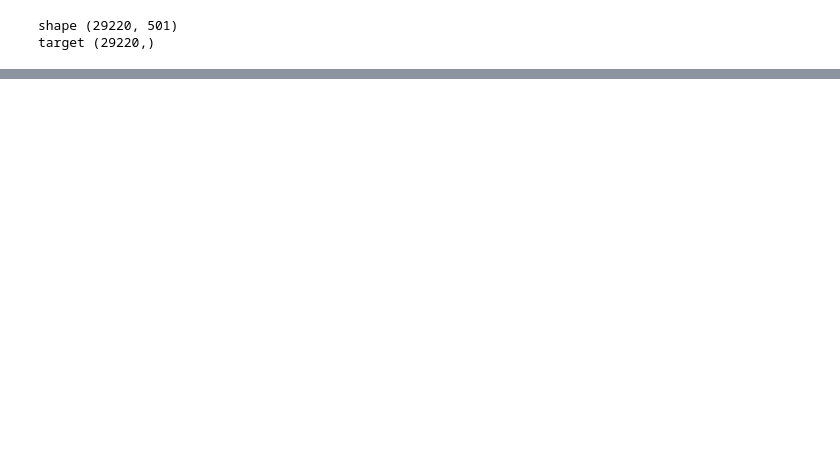
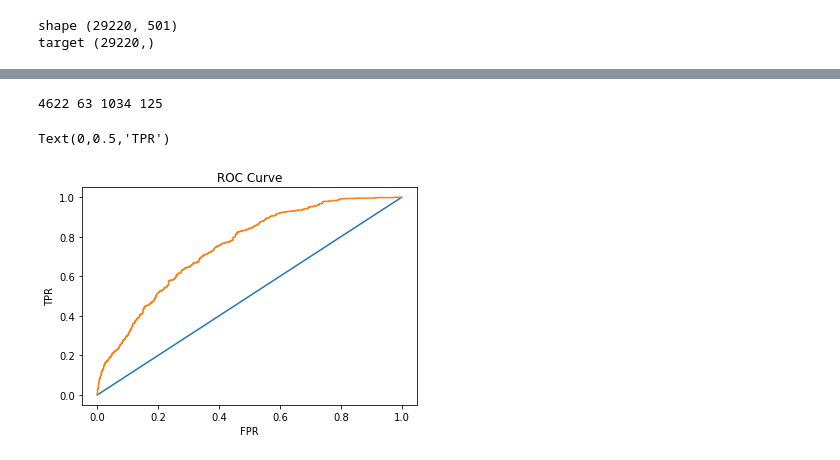
Before and after one commit to jdmendoza/predicting_startup_success, a Jupyter notebook: Danny_Rudimentary_Data_Exploration.ipynb, the cells around one changed output, grey strips where cells are left out. Drawn from its saved outputs; the diff is of its cells as text; code cells hidden in the pictures; blank space fills up the shorter version.

```diff
--- a/Danny_Rudimentary_Data_Exploration.ipynb
+++ b/Danny_Rudimentary_Data_Exploration.ipynb
@@ -320,0 +554,5 @@ Recall:                 0.99
+# %%
+from sklearn.model_selection import train_test_split, RandomizedSearchCV, GridSearchCV
+
+grid = RandomizedSearchCV(model, param_grid, cv=5, scoring='f1', n_jobs=-1, verbose=True)
+grid.fit(X_train, y_train)
@@ -320,0 +586,5 @@ Recall:                 0.99
+# %%
+from sklearn.model_selection import train_test_split, RandomizedSearchCV, GridSearchCV
+
+grid = RandomizedSearchCV(model, param_grid, cv=5, scoring='precision', n_jobs=-1, verbose=True)
+grid.fit(X_train, y_train)
@@ -320,0 +616,20 @@ Recall:                 0.99
+# %%
+model1 = linear_model.LogisticRegression(solver='newton-cg',penalty='l2',C=0.7423149980177935)
+model1.fit(X_train, y_train)
+
+# accuracy for test & train:
+train_acc=model1.score(X_train, y_train)
+test_acc=model1.score(X_test,y_test)
+print("Training Data Accuracy: %0.2f" %(train_acc))
+print("Test Data Accuracy:     %0.2f" %(test_acc))
+
+y_true = y_test
+y_pred = model1.predict(X_test)
+
+
+conf = confusion_matrix(y_true, y_pred)
+print(conf)
+
+print ('\n')
+print ("Precision:              %0.2f" %(conf[0, 0] / (conf[0, 0] + conf[1, 0])))
+print ("Recall:                 %0.2f"% (conf[0, 0] / (conf[0, 0] + conf[0, 1])))
@@ -320,0 +645,23 @@ Recall:                 0.99
+# %%
+tn, fp, fn, tp=confusion_matrix(y_true, y_pred).ravel()
+
+print(tn, fp, fn, tp)
+# %% [output]
+4622 63 1034 125
+# %%
+#Make this into a function to generate a ROC curve
+y_score=model1.predict_proba(X_test)[:,1]
+
+FPR, TPR, thresholds = roc_curve(y_test, y_score)
+roc_auc = auc(fpr, tpr)
+
+plt.figure()
+# Plotting our Baseline..
+plt.plot([0,1],[0,1])
+plt.plot(FPR,TPR)
+plt.title('ROC Curve')
+plt.xlabel('FPR')
+plt.ylabel('TPR')
+# %% [output]
+Text(0,0.5,'TPR')
+[figure, added]
```
Also changed, not shown: parts of 42 cells of this notebook.
